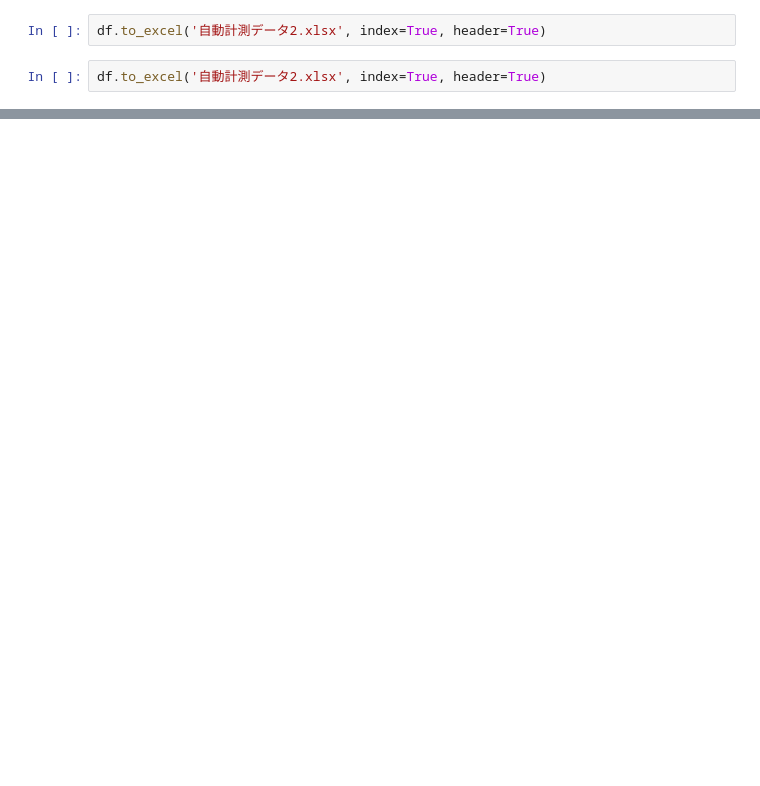
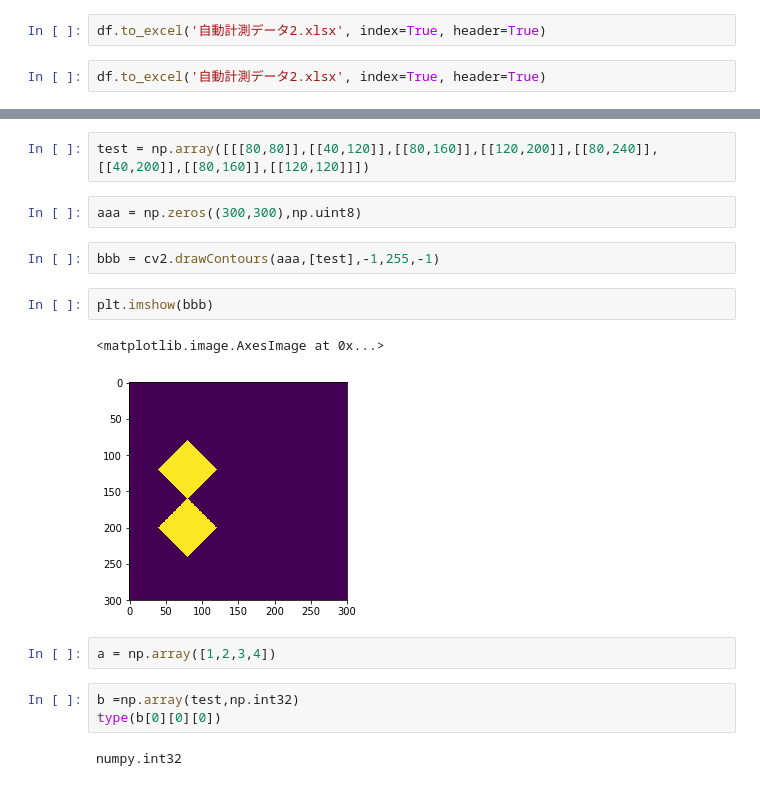
Before and after one commit to iciromaco/RL2nd, a Jupyter notebook: ツール５−２ -計測バッチ処理両端点指定版.ipynb, the cells around one changed output, grey strips where cells are left out. Cells and saved outputs as stored; diff of their text form; blank space fills up the shorter version.

```diff
--- a/ツール５−２ -計測バッチ処理両端点指定版.ipynb
+++ b/ツール５−２ -計測バッチ処理両端点指定版.ipynb
@@ -986,3 +1059,21 @@ df.to_excel('自動計測データ2.xlsx', index=True, header=True)
 
 何度か繰り返してみたところ、あまりたくさんの回数繰り返すと輪郭の凹凸に過剰に影響されてあまり良い結果とならないことがわかりました。
 上図は３回繰り返した様子で、処理順は左から右の順です。１回目は幅線の間隔の疎密の差が大きく、密になって欲しいところと疎で良いところが逆転しているような結果ですが、２回目は比較的間隔が均等になり、３回目と２回目の差はあまりありません。ということで、この処理は２回が適当かなと思います。
+# %%
+test = np.array([[[80,80]],[[40,120]],[[80,160]],[[120,200]],[[80,240]],[[40,200]],[[80,160]],[[120,120]]])
+# %%
+aaa = np.zeros((300,300),np.uint8)
+# %%
+bbb = cv2.drawContours(aaa,[test],-1,255,-1)
+# %%
+plt.imshow(bbb)
+# %% [output]
+<matplotlib.image.AxesImage at 0x...>
+[figure, added]
+# %%
+a = np.array([1,2,3,4])
+# %%
+b =np.array(test,np.int32)
+type(b[0][0][0])
+# %% [output]
+numpy.int32
```
Also changed, not shown: parts of 5 cells of this notebook, 8 other files.
